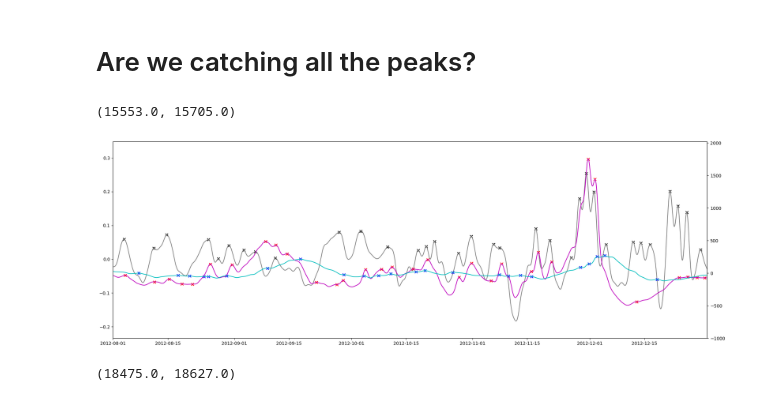
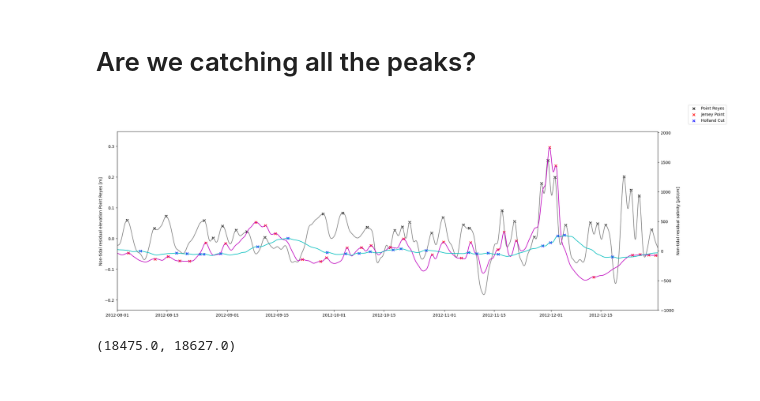
Before and after one commit to jennaisrael/Savio_scratch_back_up, a Jupyter notebook: climate_data_processing/identify_stp/peak_finding_bcfiltered_data.ipynb, the cells around one changed output. Saved outputs shown, nothing was run; the diff lists cells and outputs as text; code cells hidden in the pictures.

```diff
--- a/climate_data_processing/identify_stp/peak_finding_bcfiltered_data.ipynb
+++ b/climate_data_processing/identify_stp/peak_finding_bcfiltered_data.ipynb
@@ -237,21 +253,24 @@ SyntaxError: unexpected EOF while parsing (763705486.py, line 1)
 # %%
 fig, ax =plt.subplots(figsize=(24,8))
 
 ax.plot(pr_indices,df_f_wo21.pr.dropna(),color='grey')
 ax.scatter(pr_indices[peakspr], df_f_wo21.pr.dropna().iloc[peakspr], label="Point Reyes",marker="x",color='k')
 ax1=ax.twinx()
 ax1.plot(df_f_wo21.jp,color='m')
 ax1.scatter(jp_indices[peaksjp],df_f_wo21.jp.loc[jp_indices[peaksjp]],label="Jersey Point",marker="x",color='r')
 # ax1.plot(df_f_wo21.frk,color='g')
 # ax1.scatter(df_f_wo21.datetime.iloc[peaksfrk],df_f_wo21.frk.iloc[peaksfrk],label="Franks Tract",marker="x",color='darkgreen')
 ax1.plot(df_f_wo21.hol2,color='c')
 ax1.scatter(hol2_indices[peakshol2],df_f_wo21.hol2.loc[hol2_indices[peakshol2]],label="Holland Cut",marker="x",color='b')
 
+ax.set_ylabel('Non-tidal residual elevation Point Reyes [m]')
+ax1.set_ylabel('Non-tidal residual salinity [$\mu S/cm$]')
+fig.legend()
 ax.set_xlim([datetime(2012,8,1),datetime(2012,12,31)])
 ax1.set_xlim([datetime(2012,8,1),datetime(2012,12,31)])
+plt.show()
 # %% [output]
-(15553.0, 15705.0)
-[figure, old version]
+[figure, new version]
 # %%
 fig, ax =plt.subplots(figsize=(24,8))
 
```
Also changed, not shown: parts of 21 cells of this notebook, 4 other files.
